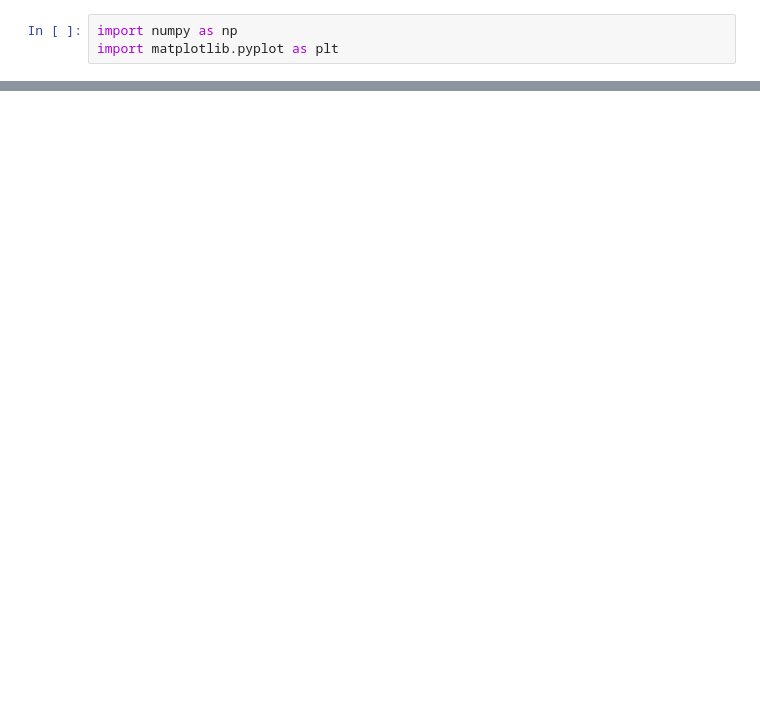
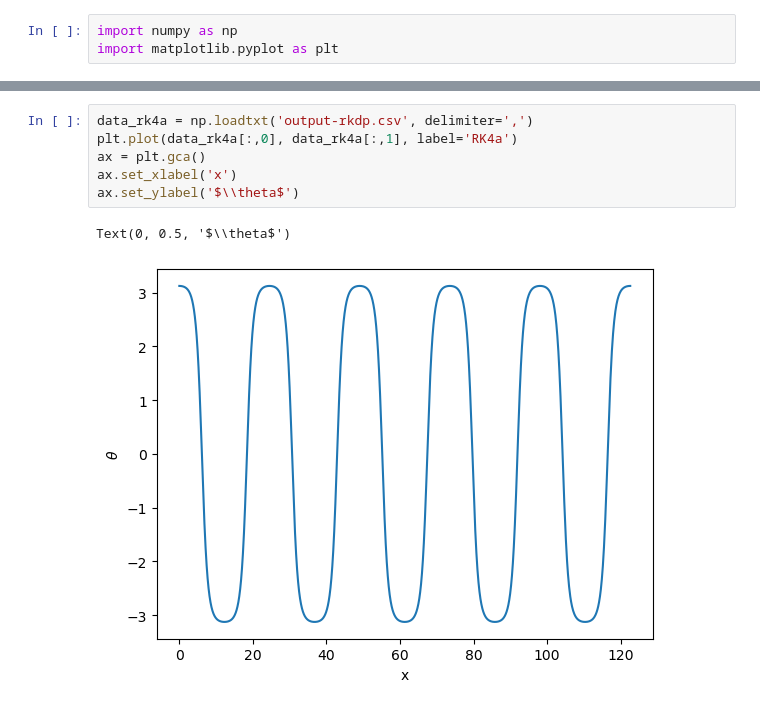
Before and after one commit to WashU-Physics-Courses/phys-427-homework-4-solution, a Jupyter notebook: problem2.ipynb, the cells around one changed output, grey strips where cells are left out. Cells and saved outputs as stored; diff of their text form; blank space fills up the shorter version.

```diff
--- a/problem2.ipynb
+++ b/problem2.ipynb
@@ -14,0 +15,9 @@ ax.set_ylabel('$\theta$')
+# %%
+data_rk4a = np.loadtxt('output-rkdp.csv', delimiter=',')
+plt.plot(data_rk4a[:,0], data_rk4a[:,1], label='RK4a')
+ax = plt.gca()
+ax.set_xlabel('x')
+ax.set_ylabel('$\\theta$')
+# %% [output]
+Text(0, 0.5, '$\\theta$')
+[figure, added]
```
Also changed, not shown: parts of 1 cell of this notebook, 1 other file.
